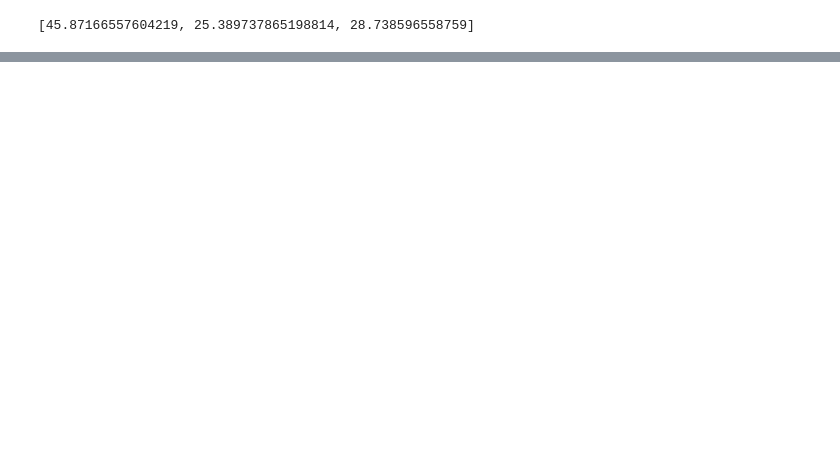
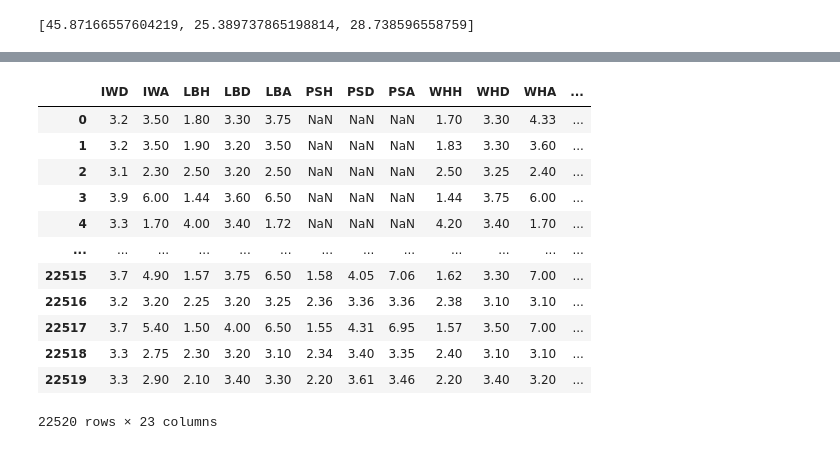
Before and after one commit to j-vm/FEUP_IART_2020, a Jupyter notebook: Assigment2/data-analysis/Untitled.ipynb, the cells around one changed output, grey strips where cells are left out. Saved outputs shown, nothing was run; the diff lists cells and outputs as text; code cells hidden in the pictures; blank space fills up the shorter version.

Commit message:
some changes in ppt and start cleaning matches data

```diff
--- a/Assigment2/data-analysis/Untitled.ipynb
+++ b/Assigment2/data-analysis/Untitled.ipynb
@@ -6,6 +6,7 @@ import matplotlib.pyplot as plt
 %matplotlib inline
 import seaborn as sns
 sns.set()
+pd.set_option('display.max_columns', None)
 # %%
 #Conexao a db
 database = 'database.sqlite'
@@ -87,0 +130,31 @@ matches
+# %%
+pd.read_sql("""SELECT IWD, IWA, LBH, LBD, LBA, PSH, PSD, PSA,
+WHH,
+WHD,
+WHA,
+SJH,
+SJD,
+SJA,
+VCH,
+VCD,
+VCA,
+GBH,
+GBD,
+GBA,
+BSH,
+BSD,
+BSA from MATCH WHERE NOT IWD='NaN'""", con)
+# %% [output]
+|  | IWD | IWA | LBH | LBD | LBA | PSH | PSD | PSA | WHH | WHD | WHA | ... |
+| 0 | 3.2 | 3.50 | 1.80 | 3.30 | 3.75 | NaN | NaN | NaN | 1.70 | 3.30 | 4.33 | ... |
+| 1 | 3.2 | 3.50 | 1.90 | 3.20 | 3.50 | NaN | NaN | NaN | 1.83 | 3.30 | 3.60 | ... |
+| 2 | 3.1 | 2.30 | 2.50 | 3.20 | 2.50 | NaN | NaN | NaN | 2.50 | 3.25 | 2.40 | ... |
+| 3 | 3.9 | 6.00 | 1.44 | 3.60 | 6.50 | NaN | NaN | NaN | 1.44 | 3.75 | 6.00 | ... |
+| 4 | 3.3 | 1.70 | 4.00 | 3.40 | 1.72 | NaN | NaN | NaN | 4.20 | 3.40 | 1.70 | ... |
+| ... | ... | ... | ... | ... | ... | ... | ... | ... | ... | ... | ... | ... |
+| 22515 | 3.7 | 4.90 | 1.57 | 3.75 | 6.50 | 1.58 | 4.05 | 7.06 | 1.62 | 3.30 | 7.00 | ... |
+| 22516 | 3.2 | 3.20 | 2.25 | 3.20 | 3.25 | 2.36 | 3.36 | 3.36 | 2.38 | 3.10 | 3.10 | ... |
+| 22517 | 3.7 | 5.40 | 1.50 | 4.00 | 6.50 | 1.55 | 4.31 | 6.95 | 1.57 | 3.50 | 7.00 | ... |
+| 22518 | 3.3 | 2.75 | 2.30 | 3.20 | 3.10 | 2.34 | 3.40 | 3.35 | 2.40 | 3.10 | 3.10 | ... |
+| 22519 | 3.3 | 2.90 | 2.10 | 3.40 | 3.30 | 2.20 | 3.61 | 3.46 | 2.20 | 3.40 | 3.20 | ... |
+22520 rows × 23 columns
```
Also changed, not shown: parts of 4 cells of this notebook, 1 other file.
